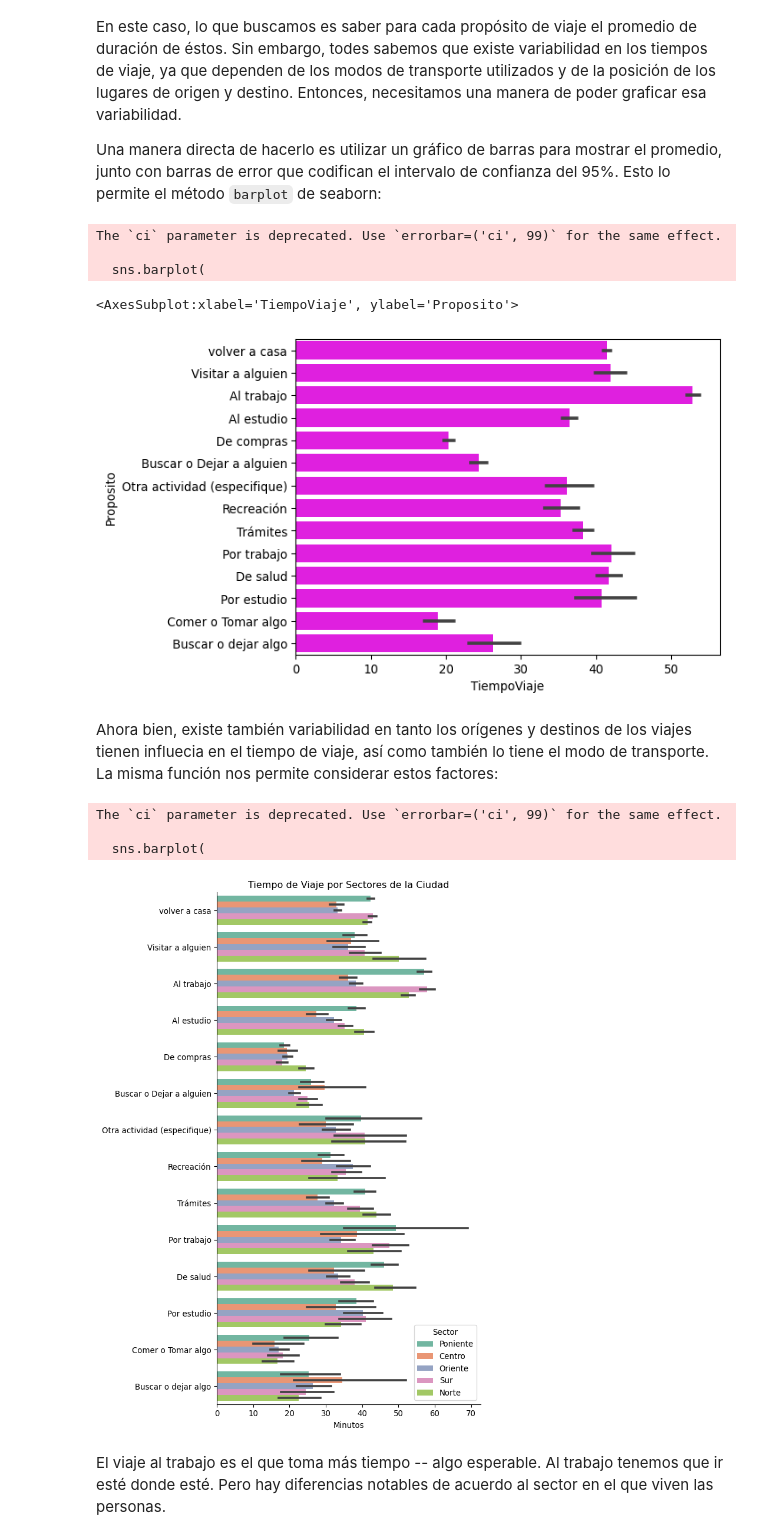
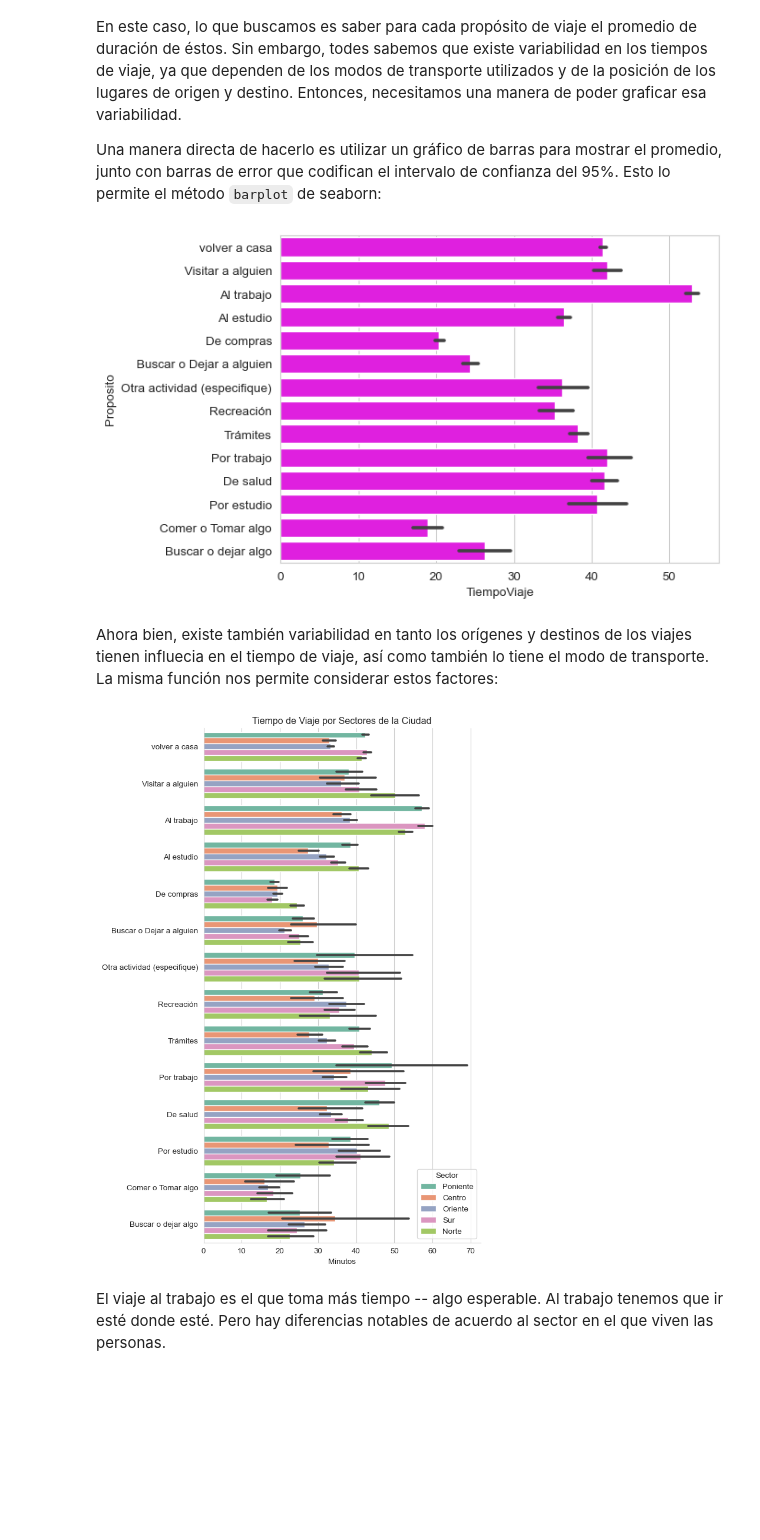
Before and after one commit to fralfaro/aves, a Jupyter notebook: docs/notebooks/vis-course/01-python-tools.ipynb, the cells around one changed output. Cells and saved outputs as stored; diff of their text form; code cells hidden in the pictures; blank space fills up the shorter version.

```diff
--- a/docs/notebooks/vis-course/01-python-tools.ipynb
+++ b/docs/notebooks/vis-course/01-python-tools.ipynb
@@ -187,5 +217,4 @@ memory usage: 17.9+ MB
 # %%
-hogares = eod.read_homes(EOD_PATH)
 hogares.info()
 # %% [output]
 <class 'pandas.core.frame.DataFrame'>
@@ -207,0 +250,30 @@ memory usage: 2.9+ MB
+# %%
+# agregar atributos
+viajes["ModoAgregado"] = decode_column(
+    viajes,path + "Tablas_parametros/ModoAgregado.csv", index_col="ID",value_col="Modo",col_name = "ModoAgregado")
+
+viajes["ModoDifusion"] = decode_column(
+    viajes,path + "Tablas_parametros/ModoDifusion.csv", encoding="latin-1",index_col="ID",col_name = "ModoDifusion")
+
+viajes["SectorOrigen"] = decode_column(
+    viajes,path + "Tablas_parametros/Sector.csv", col_name="SectorOrigen",index_col="Sector",value_col="Nombre",sep=";")
+
+viajes["SectorDestino"] = decode_column(
+    viajes,path + "Tablas_parametros/Sector.csv", col_name="SectorDestino",index_col="Sector",value_col="Nombre",sep=";")
+
+viajes["Proposito"] = decode_column(
+    viajes,path + "Tablas_parametros/Proposito.csv",  col_name="Proposito")
+
+viajes["ComunaOrigen"] = decode_column(
+    viajes,path + "Tablas_parametros/Comunas.csv","ComunaOrigen",value_col="Comuna",sep=",")
+
+viajes["ComunaDestino"] = decode_column(
+    viajes,path + "Tablas_parametros/Comunas.csv", "ComunaDestino",value_col="Comuna",sep=",")
+
+viajes["Periodo"] = decode_column(
+    viajes,path + "Tablas_parametros/Periodo.csv","Periodo",sep=";",value_col="Periodos")
+# %%
+# correciones
+viajes = viajes[pd.notnull(viajes["HoraIni"])]
+viajes = viajes[viajes["Imputada"] == 0].copy()
+viajes["HoraIni"] = pd.to_timedelta(viajes["HoraIni"] + ":00")
@@ -212,3 +301,0 @@ Ahora carguemos los viajes:
-# %%
-viajes = eod.read_trips(EOD_PATH)
-viajes.info()
@@ -407,43 +476,37 @@ En este caso, lo que buscamos es saber para cada propósito de viaje el promedio
 Una manera directa de hacerlo es utilizar un gráfico de barras para mostrar el promedio, junto con barras de error que codifican el intervalo de confianza del 95%. Esto lo permite el método `barplot` de seaborn:
 # %%
 sns.barplot(
-    y="Proposito", x="TiempoViaje", ci=99, data=viajes_persona_hogar, color="magenta"
+    y="Proposito", x="TiempoViaje", errorbar=('ci', 99), data=viajes_persona_hogar, color="magenta"
 )
+plt.show()
 # %% [output]
-The `ci` parameter is deprecated. Use `errorbar=('ci', 99)` for the same effect.
-
-  sns.barplot(
-<AxesSubplot:xlabel='TiempoViaje', ylabel='Proposito'>
-[figure, old version]
+[figure, new version]
 # %% [markdown]
 Ahora bien, existe también variabilidad en tanto los orígenes y destinos de los viajes tienen influecia en el tiempo de viaje, así como también lo tiene el modo de transporte. La misma función nos permite considerar estos factores:
 # %%
 fig, ax = plt.subplots(figsize=(7, 10))
 
 sns.barplot(
     y="Proposito",
     x="TiempoViaje",
     hue="Sector",
     hue_order=["Poniente", "Centro", "Oriente", "Sur", "Norte"],
-    ci=99,
+    errorbar=('ci', 99),
     data=viajes_persona_hogar,
     palette="Set2",
     ax=ax,
 )
 
 # esto quita algunos bordes del gráfico
 sns.despine(ax=ax)
 
 ax.set_title("Tiempo de Viaje por Sectores de la Ciudad")
 ax.set_xlabel("Minutos")
 ax.set_ylabel("")
 
 fig.tight_layout()
 # %% [output]
-The `ci` parameter is deprecated. Use `errorbar=('ci', 99)` for the same effect.
-
-  sns.barplot(
-[figure, old version]
+[figure, new version]
 # %% [markdown]
 El viaje al trabajo es el que toma más tiempo -- algo esperable. Al trabajo tenemos que ir esté donde esté. Pero hay diferencias notables de acuerdo al sector en el que viven las personas.
 # %% [markdown]
```
Also changed, not shown: parts of 43 cells of this notebook, 3 other files.
